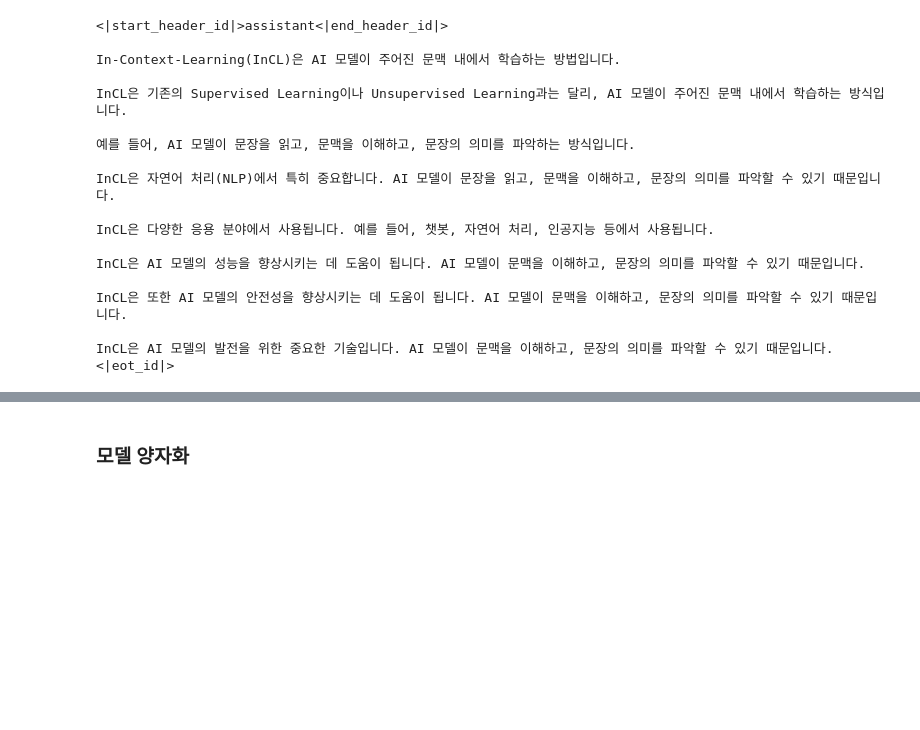
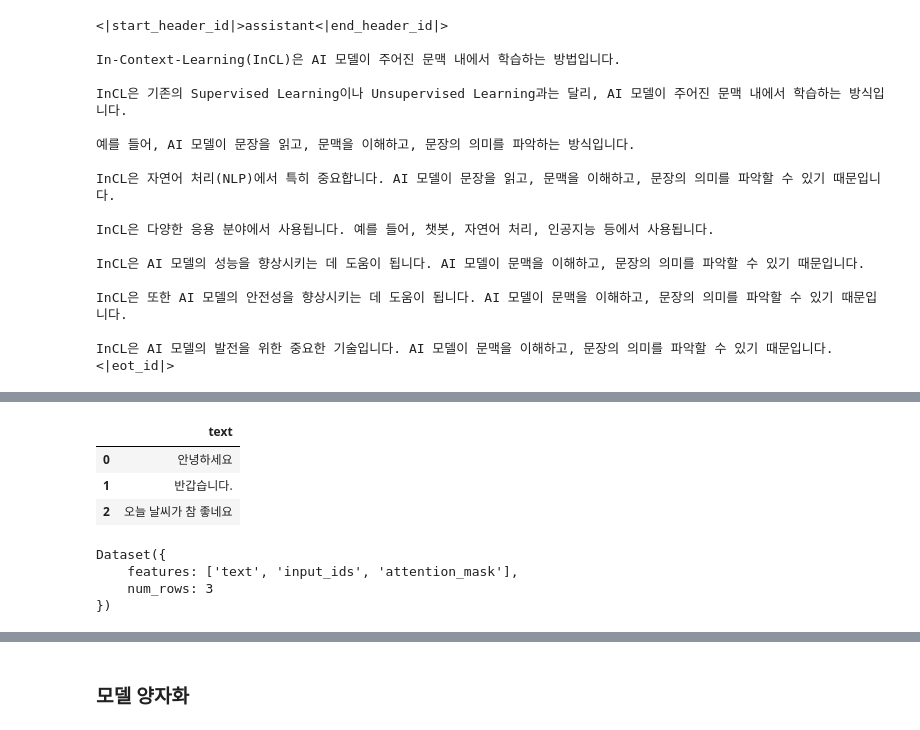
Before and after one commit to SangBeomPark-Bump/myFirstStudy, a Jupyter notebook: note/03.hugging_face.ipynb, the cells around one changed output, grey strips where cells are left out. Saved outputs shown, nothing was run; the diff lists cells and outputs as text; code cells hidden in the pictures; blank space fills up the shorter version.

```diff
--- a/note/03.hugging_face.ipynb
+++ b/note/03.hugging_face.ipynb
@@ -534,0 +692,14 @@ tokenizer = AutoTokenizer.from_pretrained(model_name)
+# %%
+temp_df = pd.DataFrame(
+    {
+        'text' : ['안녕하세요', '반갑습니다.', '오늘 날씨가 참 좋네요']
+    }
+)
+
+temp_dataset =  Dataset.from_pandas(temp_df)
+temp_df
+# %% [output]
+|  | text |
+| 0 | 안녕하세요 |
+| 1 | 반갑습니다. |
+| 2 | 오늘 날씨가 참 좋네요 |
@@ -534,0 +708,9 @@ tokenizer = AutoTokenizer.from_pretrained(model_name)
+# %%
+temp_dataset2
+
+### 모델에 batch단위로 들어가려면 Dataset의 label이 input_ids, attention_mask등으로 들어가야 함.
+# %% [output]
+Dataset({
+    features: ['text', 'input_ids', 'attention_mask'],
+    num_rows: 3
+})
```
Also changed, not shown: parts of 47 cells of this notebook.
